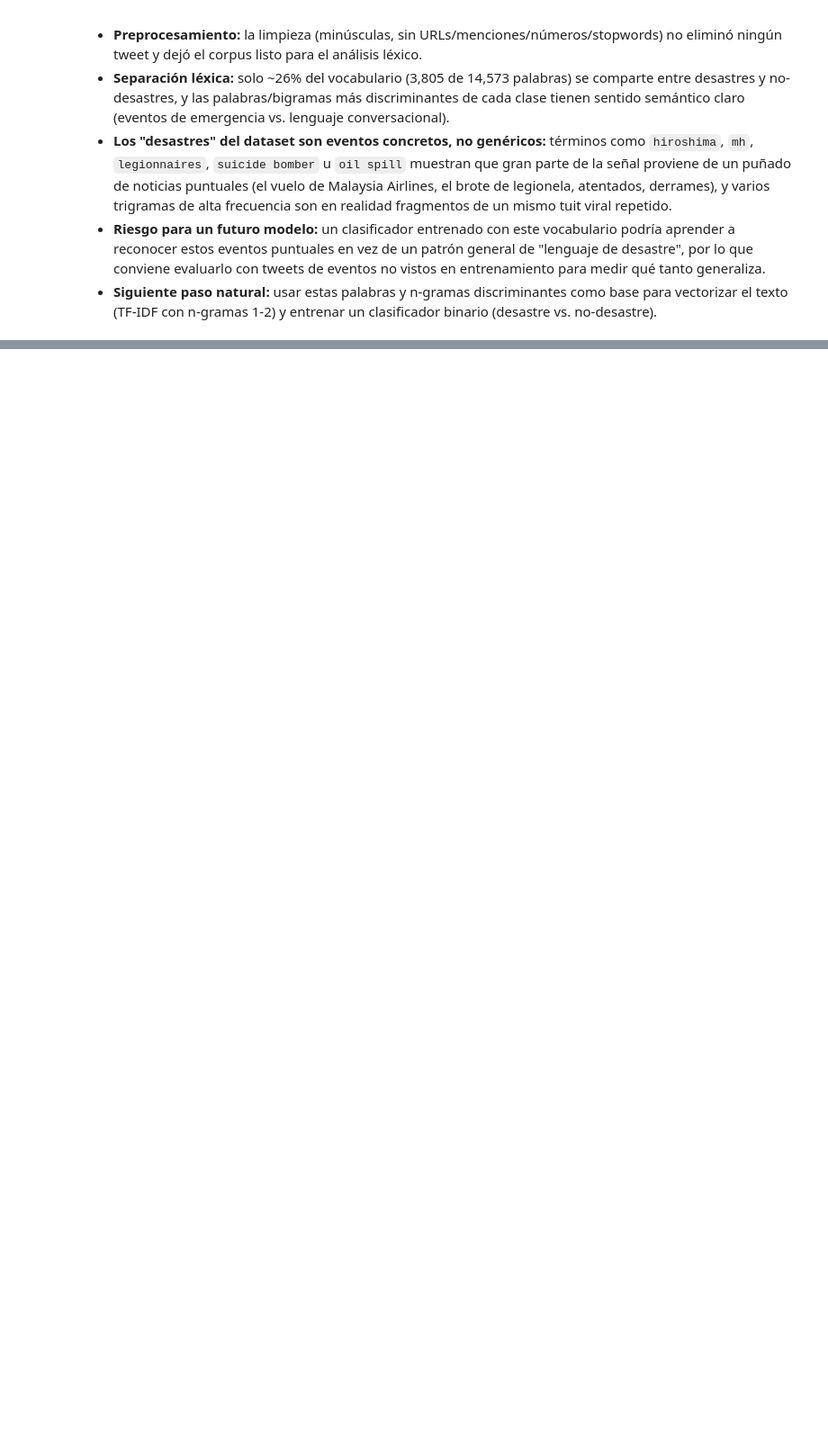
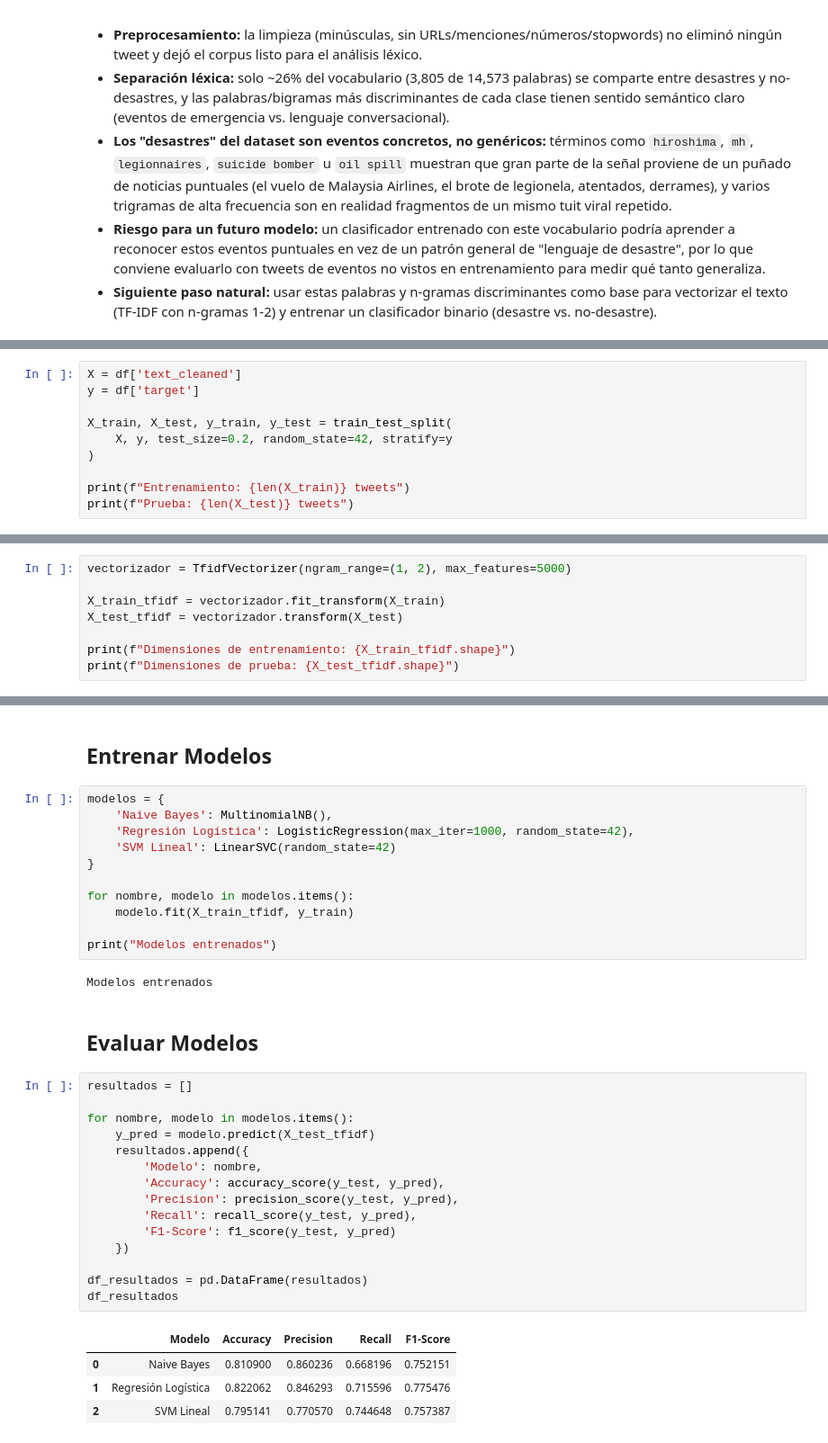
Before and after one commit to Qu3zada22/lab5-ds, a Jupyter notebook: Lab5_Completo.ipynb, the cells around one changed output, grey strips where cells are left out. Shown at 90% size. Cells and saved outputs as stored; diff of their text form; blank space fills up the shorter version.

```diff
--- a/Lab5_Completo.ipynb
+++ b/Lab5_Completo.ipynb
@@ -793,0 +796,10 @@ El gráfico resume la tendencia: en ambas clases el vocabulario de bigramas y tr
+# %%
+X = df['text_cleaned']
+y = df['target']
+
+X_train, X_test, y_train, y_test = train_test_split(
+    X, y, test_size=0.2, random_state=42, stratify=y
+)
+
+print(f"Entrenamiento: {len(X_train)} tweets")
+print(f"Prueba: {len(X_test)} tweets")
@@ -793,0 +813,8 @@ El gráfico resume la tendencia: en ambas clases el vocabulario de bigramas y tr
+# %%
+vectorizador = TfidfVectorizer(ngram_range=(1, 2), max_features=5000)
+
+X_train_tfidf = vectorizador.fit_transform(X_train)
+X_test_tfidf = vectorizador.transform(X_test)
+
+print(f"Dimensiones de entrenamiento: {X_train_tfidf.shape}")
+print(f"Dimensiones de prueba: {X_test_tfidf.shape}")
@@ -793,0 +826,37 @@ El gráfico resume la tendencia: en ambas clases el vocabulario de bigramas y tr
+# %% [markdown]
+## Entrenar Modelos
+# %%
+modelos = {
+    'Naive Bayes': MultinomialNB(),
+    'Regresión Logística': LogisticRegression(max_iter=1000, random_state=42),
+    'SVM Lineal': LinearSVC(random_state=42)
+}
+
+for nombre, modelo in modelos.items():
+    modelo.fit(X_train_tfidf, y_train)
+
+print("Modelos entrenados")
+# %% [output]
+Modelos entrenados
+# %% [markdown]
+## Evaluar Modelos
+# %%
+resultados = []
+
+for nombre, modelo in modelos.items():
+    y_pred = modelo.predict(X_test_tfidf)
+    resultados.append({
+        'Modelo': nombre,
+        'Accuracy': accuracy_score(y_test, y_pred),
+        'Precision': precision_score(y_test, y_pred),
+        'Recall': recall_score(y_test, y_pred),
+        'F1-Score': f1_score(y_test, y_pred)
+    })
+
+df_resultados = pd.DataFrame(resultados)
+df_resultados
+# %% [output]
+|  | Modelo | Accuracy | Precision | Recall | F1-Score |
+| 0 | Naive Bayes | 0.810900 | 0.860236 | 0.668196 | 0.752151 |
+| 1 | Regresión Logística | 0.822062 | 0.846293 | 0.715596 | 0.775476 |
+| 2 | SVM Lineal | 0.795141 | 0.770570 | 0.744648 | 0.757387 |
```
Also changed, not shown: parts of 20 cells of this notebook, 15 other files.
